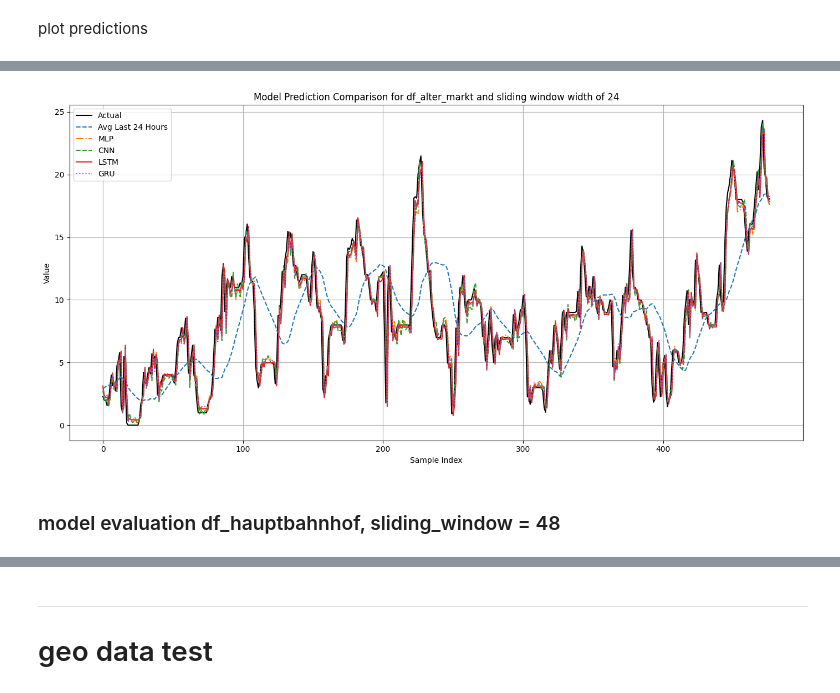
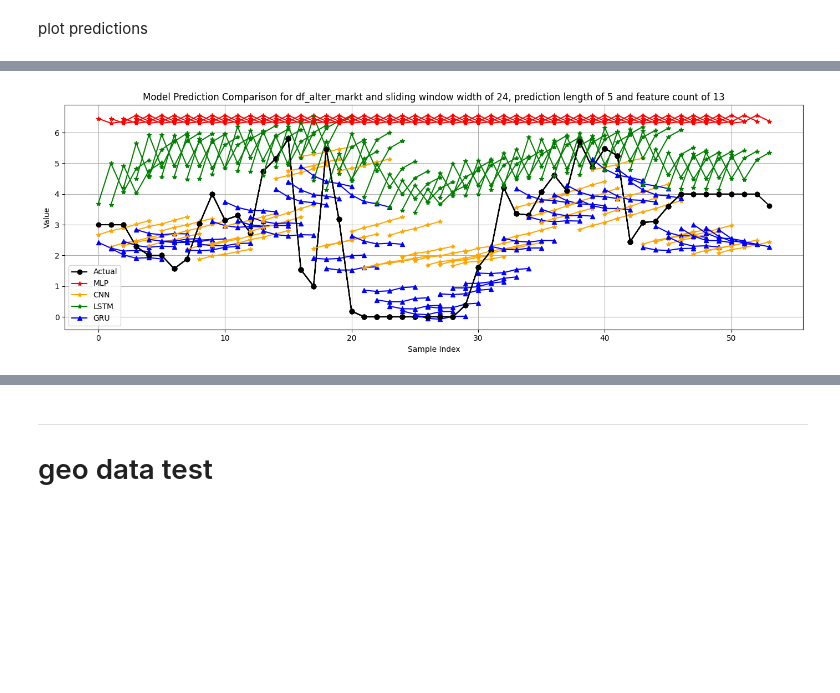
Before and after one commit to MrMysticus/Application_Project_2024, a Jupyter notebook: Justus_Document.ipynb, the cells around one changed output, grey strips where cells are left out. Cells and saved outputs as stored; diff of their text form; code cells hidden in the pictures; blank space fills up the shorter version.

```diff
--- a/Justus_Document.ipynb
+++ b/Justus_Document.ipynb
@@ -1079,3 +1064,0 @@ y_test = target[train_size:]
-# %%
-for i in (X_train, X_test, y_train, y_test):
-    print(i.shape)
@@ -1235,3 +1064,0 @@ y_test = target[train_size:]
-# %%
-for i in (X_train, X_test, y_train, y_test):
-    print(i.shape)
@@ -1438,3 +1064,0 @@ X_train, X_test, y_train, y_test = train_test_split(data, target, test_size=0.4,
-# %%
-for i in (X_train, X_test, y_train, y_test):
-    print(i.shape)
@@ -2105,25 +1695,40 @@ predictions_df_alter_markt.head()
 # %%
-plt.figure(figsize=(14, 7))
+plt.figure(figsize=(14, 5))
 
-plt.plot(predictions_df_alter_markt.index, predictions_df_alter_markt['actual'], label='Actual', color='black')#, marker='o')
-plt.plot(predictions_df_alter_markt.index, predictions_df_alter_markt['avg_last_24_hours'], label='Avg Last 24 Hours', linestyle='--')#, marker='x')
-# plt.plot(predictions_df_alter_markt.index, predictions_df_alter_markt['last_day'], label='Last Day', linestyle='-')#, marker='s')
-# plt.plot(predictions_df_alter_markt.index, predictions_df_alter_markt['no-change'], label='No-Change', linestyle=':')#, marker='*')
-plt.plot(predictions_df_alter_markt.index, predictions_df_alter_markt['MLP'], label='MLP', linestyle='-.')#, marker='d')
-plt.plot(predictions_df_alter_markt.index, predictions_df_alter_markt['CNN'], label='CNN', linestyle='--')#, marker='^')
-plt.plot(predictions_df_alter_markt.index, predictions_df_alter_markt['LSTM'], label='LSTM', linestyle='-')#, marker='v')
-plt.plot(predictions_df_alter_markt.index, predictions_df_alter_markt['GRU'], label='GRU', linestyle=':')#, marker='<')
+num_rows_to_plot = 50
 
-plt.title(f'Model Prediction Comparison for {datasetname} and sliding window width of {sliding_window_width}')
+# Create sample lines for legend purposes only
+plt.plot([], [], label='Actual', marker='o', color='black')
+# plt.plot([], [], label='avg_last_24_hours', marker='x', color='blue')
+plt.plot([], [], label='MLP', marker='*', color='red')
+plt.plot([], [], label='CNN', marker='*', color='orange')
+plt.plot([], [], label='LSTM', marker='*', color='green')
+plt.plot([], [], label='GRU', marker='^', color='blue')
+
+for i in range(num_rows_to_plot):
+    x_values = np.arange(i, i + len(predictions_df_alter_markt['actual'][i]))
+
+    plt.plot(x_values, predictions_df_alter_markt['actual'][i], marker='o', color='black')
+    # plt.plot(x_values, predictions_df_alter_markt['avg_last_24_hours'][i], marker='x', color='blue')
+    # plt.plot(x_values, predictions_df_alter_markt['last_day'][i], marker='^', color='orange')
+    # plt.plot(x_values, predictions_df_alter_markt['no-change'][i], marker='*', color='red')
+    plt.plot(x_values, predictions_df_alter_markt['MLP'][i], marker='*', color='red')
+    plt.plot(x_values, predictions_df_alter_markt['CNN'][i], marker='*', color='orange')
+    plt.plot(x_values, predictions_df_alter_markt['LSTM'][i], marker='*', color='green')
+    plt.plot(x_values, predictions_df_alter_markt['GRU'][i], marker='^', color='blue')
+
+plt.title(f'Model Prediction Comparison for {datasetname} and sliding window width of {sliding_window_width}, prediction length of {prediction_length_steps} and feature count of {original_feature_count}')
 plt.xlabel('Sample Index')
 plt.ylabel('Value')
 plt.legend()
 plt.grid(True)
 # plt.xticks(predictions.index)
 
 plt.tight_layout()
+
+# file_name = f'Results/JH_{datasetname}_diagram_{look_ahead_steps}_{sliding_window_width}.png'
+# plt.savefig(file_name)
+
 plt.show()
 # %% [output]
-[figure, old version]
+[figure, new version]
-# %% [markdown]
-### model evaluation df_hauptbahnhof, sliding_window = 48
```
Also changed, not shown: parts of 93 cells of this notebook.
